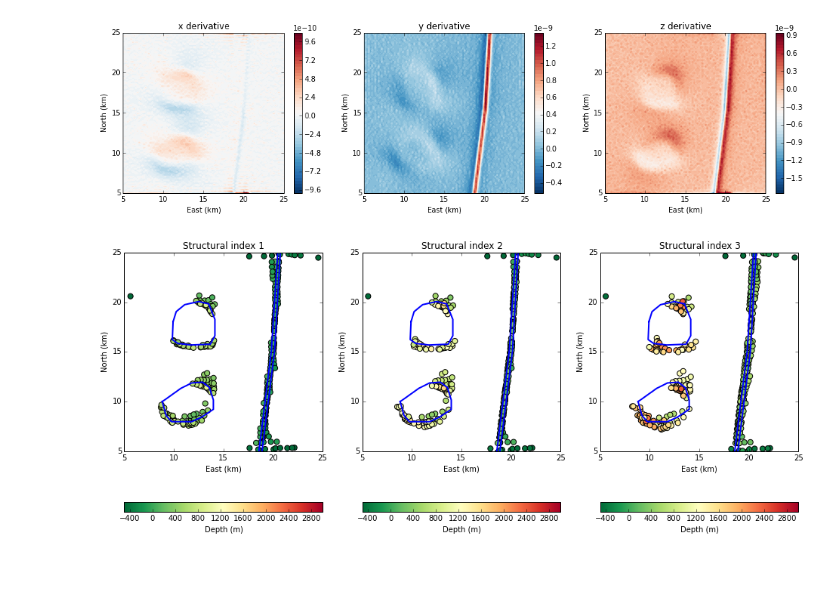
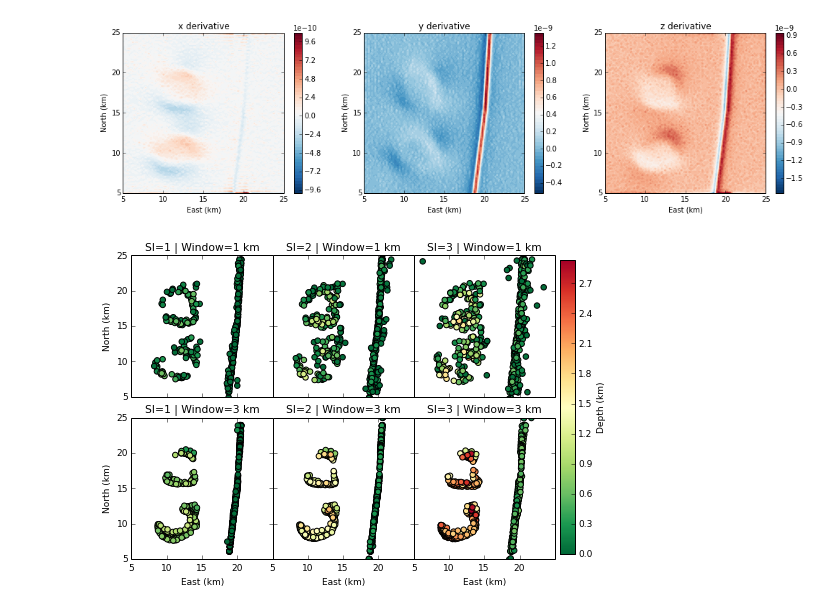
Before and after one commit to pinga-lab/paper-tle-euler-tutorial, a Jupyter notebook: euler-deconvolution-examples.ipynb, the cells around one changed output. Drawn from its saved outputs; the diff is of its cells as text; code cells hidden in the pictures; blank space fills up the shorter version.

```diff
--- a/euler-deconvolution-examples.ipynb
+++ b/euler-deconvolution-examples.ipynb
@@ -93,23 +97,32 @@ euler = [MovingWindow(Classic(x, y, z, tf_si, xderiv, yderiv, zderiv, i),
-# %%
-mpl.figure(figsize=(16, 8))
-for i, e in enumerate(euler):
-    xc, yc, zc = e.estimate_.T
-    mpl.subplot(1, 3, i + 1)
-    mpl.axis('scaled')
-    mpl.title('Structural index {0}'.format(i + 1))
-    #mpl.contour(y, x, tf, shape, 15)
-    for body in model:
-        mpl.polygon(body, xy2ne=True, style='-b', linewidth=2)
-    #sizes = 500*(np.abs(zc))/np.abs(zc).max()
-    sizes = 50
-    mpl.scatter(yc, xc, s=sizes, c=zc, cmap=mpl.cm.RdYlGn_r, vmin=-500, vmax=3000)
-    mpl.colorbar(orientation='horizontal').set_label('Depth (m)')
-    mpl.set_area(area)
-    mpl.m2km()
-    mpl.xlabel('East (km)')
-    mpl.ylabel('North (km)')
-# %% [output]
-[figure, removed]
+# %%
+maxz = max(p[2] for euler in [euler_s1, euler_s3] for e in euler for p in e.estimate_)
+fig = mpl.figure(figsize=(7, 4.8))
+mpl.subplots_adjust(left=0.06, top=0.98, bottom=0.05, wspace=0, hspace=0.02)
+for j, euler in enumerate([euler_s1, euler_s3]):
+    for i, e in enumerate(euler):
+        xc, yc, zc = e.estimate_.T
+        xc, yc, zc = xc[zc > 0], yc[zc > 0], zc[zc > 0]
+        ax = mpl.subplot(2, 3, 3*j + i + 1)
+        mpl.axis('scaled')
+        mpl.title('SI={0} | Window={1:.0f} km'.format(e.euler.model['structural_index'], e.size[0]*0.001))
+        #for body in model:
+        #    mpl.polygon(body, xy2ne=True, style='-b', linewidth=1.5)
+        plot = mpl.scatter(yc, xc, s=30, c=zc*0.001, cmap=mpl.cm.RdYlGn_r, vmin=0, vmax=maxz*0.001)
+        mpl.set_area(area)
+        mpl.m2km()
+        if i in [1, 2, 4, 5]:
+            ax.set_yticklabels([])
+        if j == 1:
+            mpl.xlabel('East (km)')
+            ax.set_xticklabels(['{:.0f}'.format(t*0.001) for t in ax.get_xticks()[:-1]])
+        if j in [0]:
+            ax.set_xticklabels([])
+        if i in [0, 3]:
+            mpl.ylabel('North (km)')
+fig.colorbar(plot, cax=mpl.axes([0.91, 0.09, 0.03, 0.85]), orientation='vertical').set_label('Depth (km)')
+mpl.savefig('euler-solutions.png', dpi=600)
+# %% [output]
+[figure, added]
 # %%
 myv.figure(size=(800, 600))
 myv.polyprisms(model, opacity=0.3)
```
Also changed, not shown: parts of 4 cells of this notebook, 1 other file.
